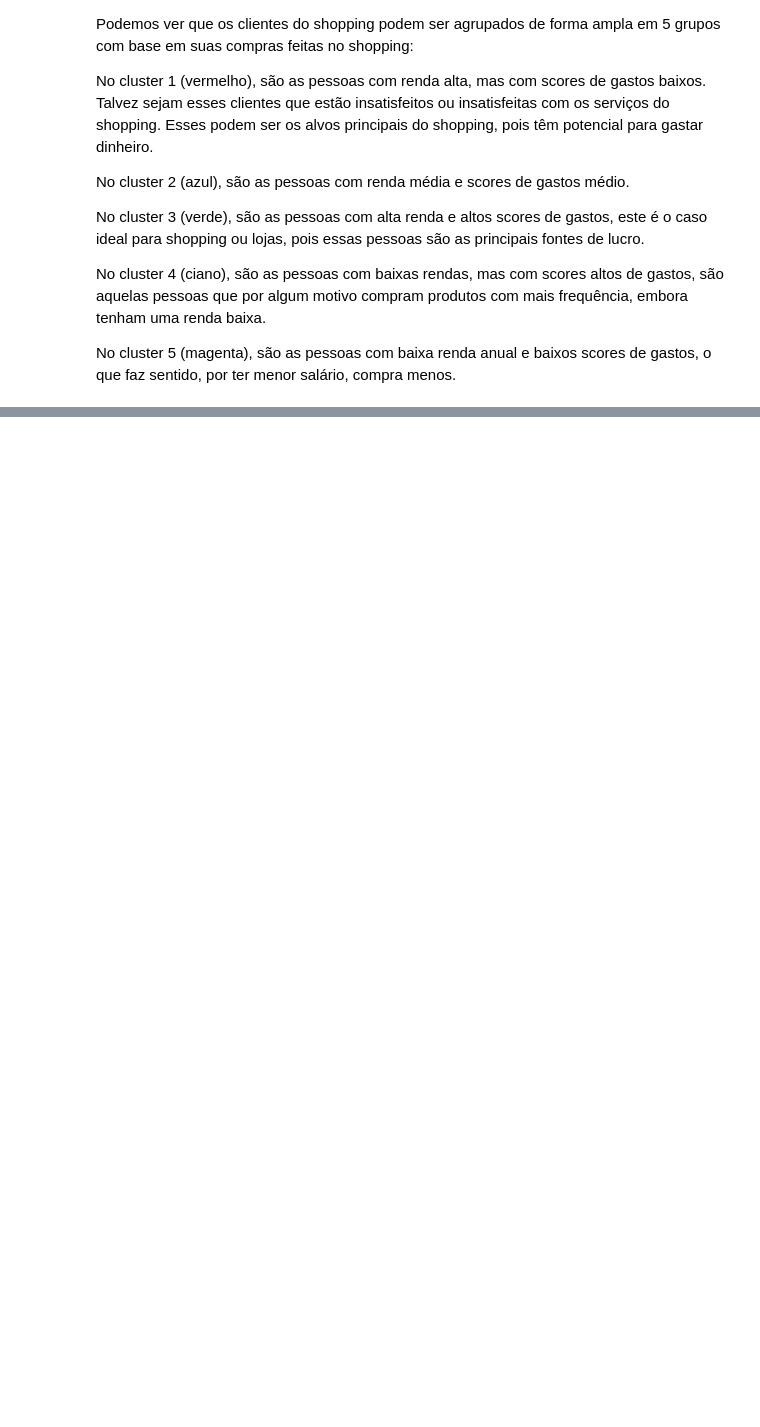
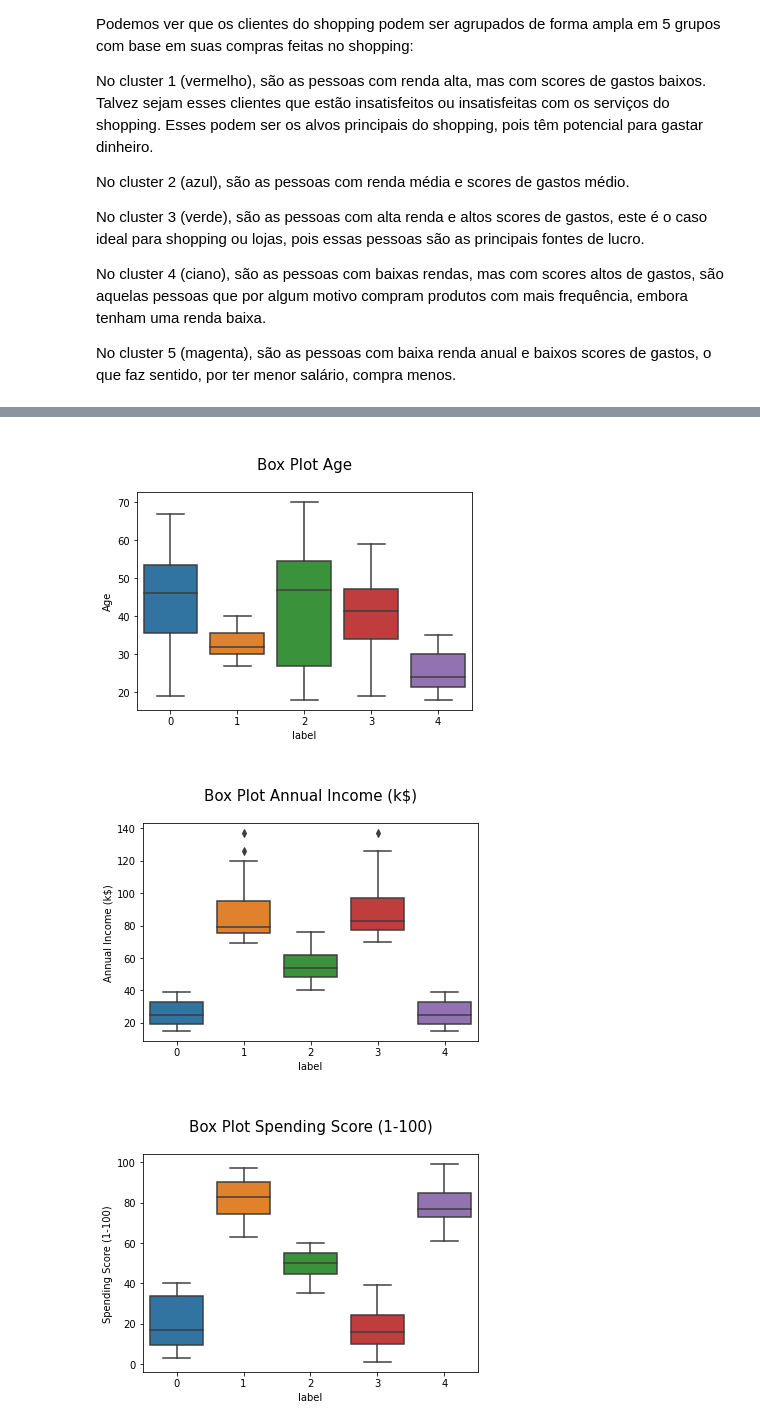
Before and after one commit to Ruann-01/Python_IA, a Jupyter notebook: Atividade 7/Atividade 7 - K-means.ipynb, the cells around one changed output, grey strips where cells are left out. Saved outputs shown, nothing was run; the diff lists cells and outputs as text; code cells hidden in the pictures; blank space fills up the shorter version.

```diff
--- a/Atividade 7/Atividade 7 - K-means.ipynb
+++ b/Atividade 7/Atividade 7 - K-means.ipynb
@@ -179,0 +221,11 @@ Agora irei trabalhar com 3 recursos, que são: a idade dos clientes, receita anu
+# %%
+control = df_shop_focus[['Age','Annual Income (k$)','Spending Score (1-100)']]
+for i in control:
+    plt.figure(figsize=(6,4))
+    ax = sns.boxplot(x='label',y=i,data=df2)
+    plt.title('\nBox Plot {}\n'.format(i),fontsize=15)
+    plt.show()
+# %% [output]
+[figure, added]
+[figure, added]
+[figure, added]
```
Also changed, not shown: parts of 9 cells of this notebook.
